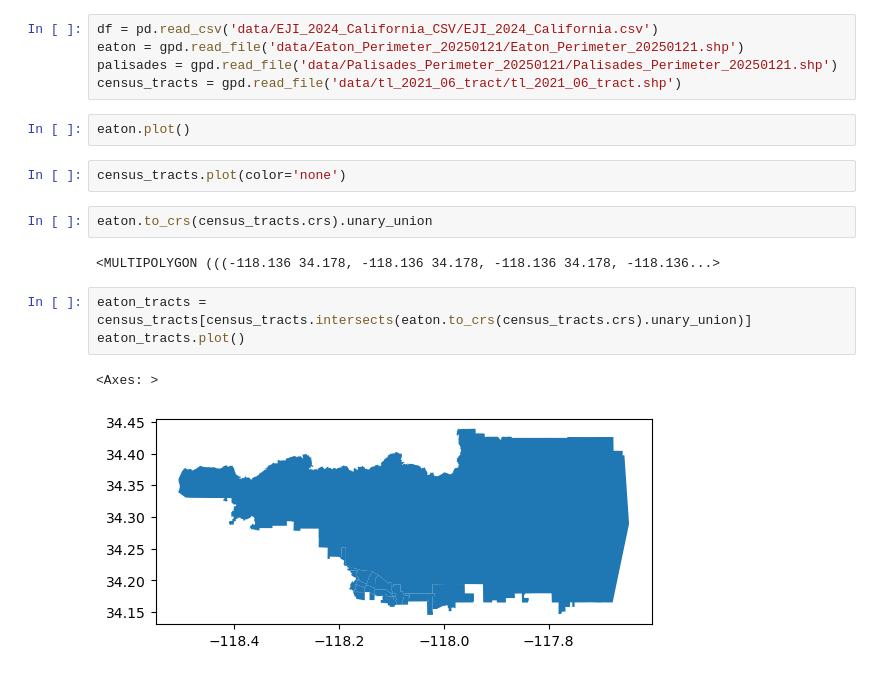
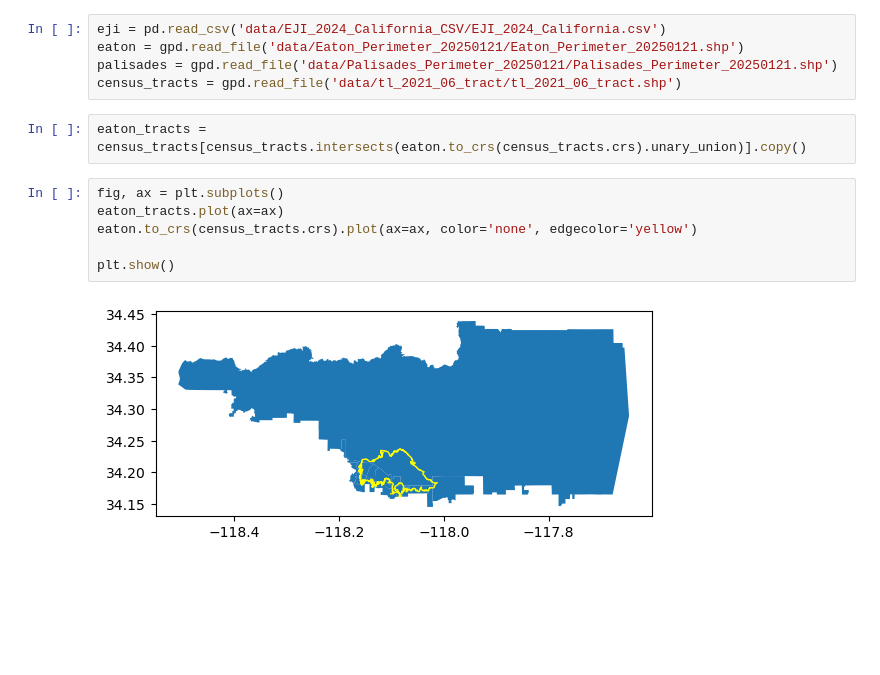
Before and after one commit to MEDS-eds-220/MEDS-eds-220-course, a Jupyter notebook: discussion-sections-upcoming/eaton-palisades/ds8-social-data.ipynb, the cells around one changed output. Cells and saved outputs as stored; diff of their text form; blank space fills up the shorter version.

```diff
--- a/discussion-sections-upcoming/eaton-palisades/ds8-social-data.ipynb
+++ b/discussion-sections-upcoming/eaton-palisades/ds8-social-data.ipynb
@@ -4,20 +7,16 @@ import geopandas as gpd
 # %%
-df = pd.read_csv('data/EJI_2024_California_CSV/EJI_2024_California.csv')
+eji = pd.read_csv('data/EJI_2024_California_CSV/EJI_2024_California.csv')
 eaton = gpd.read_file('data/Eaton_Perimeter_20250121/Eaton_Perimeter_20250121.shp')
 palisades = gpd.read_file('data/Palisades_Perimeter_20250121/Palisades_Perimeter_20250121.shp')
 census_tracts = gpd.read_file('data/tl_2021_06_tract/tl_2021_06_tract.shp')
-# %%
-eaton.plot()
-# %%
-census_tracts.plot(color='none')
-# %%
-eaton.to_crs(census_tracts.crs).unary_union
-# %% [output]
-<MULTIPOLYGON (((-118.136 34.178, -118.136 34.178, -118.136 34.178, -118.136...>
 # %%
-eaton_tracts = census_tracts[census_tracts.intersects(eaton.to_crs(census_tracts.crs).unary_union)]
-eaton_tracts.plot()
+eaton_tracts = census_tracts[census_tracts.intersects(eaton.to_crs(census_tracts.crs).unary_union)].copy()
-# %% [output]
-<Axes: >
-[figure, removed]
+# %%
+fig, ax = plt.subplots()
+eaton_tracts.plot(ax=ax)
+eaton.to_crs(census_tracts.crs).plot(ax=ax, color='none', edgecolor='yellow')
+
+plt.show()
+# %% [output]
+[figure, added]
 # %%
```
Also changed, not shown: parts of 12 cells of this notebook.
